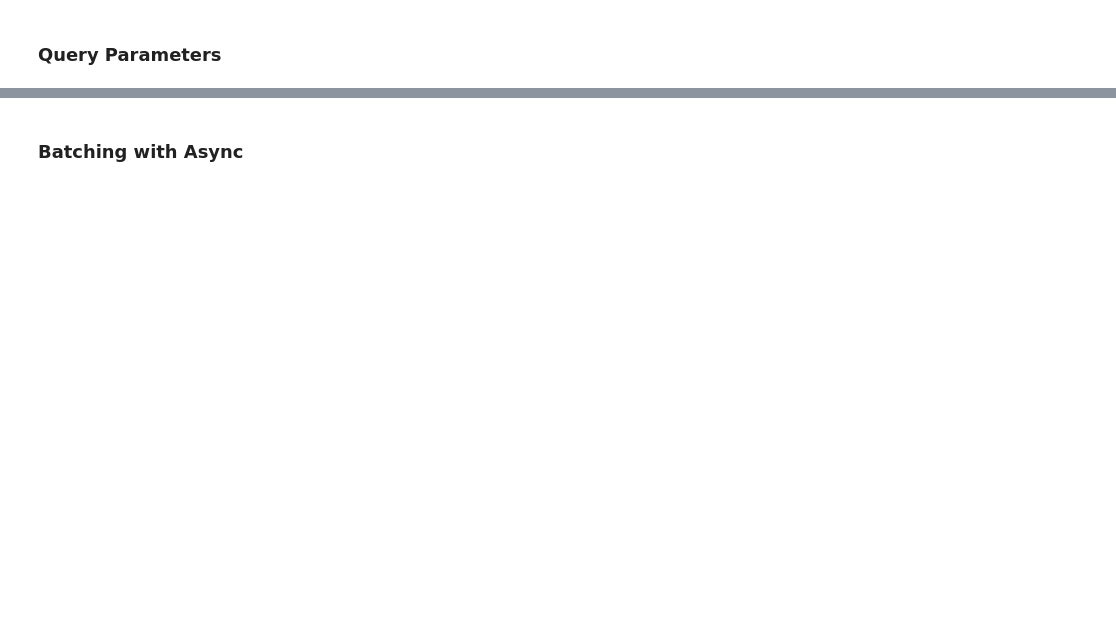
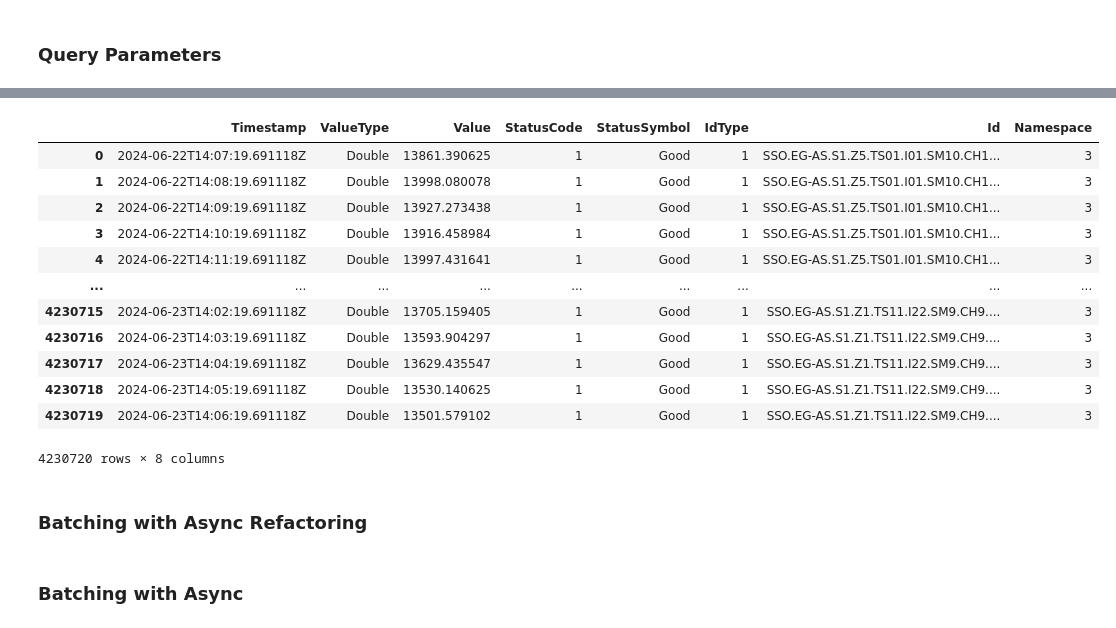
Before and after one commit to PrediktorAS/pyPrediktorMapClient, a Jupyter notebook: notebooks/api_performance_testingapi_performance_testing.ipynb, the cells around one changed output, grey strips where cells are left out. Drawn from its saved outputs; the diff is of its cells as text; code cells hidden in the pictures; blank space fills up the shorter version.

Commit message:
Implemented async approach to retrieve aggregated historical data.

```diff
--- a/notebooks/api_performance_testingapi_performance_testing.ipynb
+++ b/notebooks/api_performance_testingapi_performance_testing.ipynb
@@ -97,0 +254,14 @@ agg_name="Average"
+# %%
+# 1 day aggregated historical data
+one_day_historical_data = await get_historical_aggregated_values_batch_time_vars_async(
+    opc_data,
+    start_time=start_time,
+    end_time=end_time,
+    pro_interval=pro_interval,
+    agg_name=agg_name,
+    variable_list=variable_list,
+    max_data_points=10000,
+    max_concurrent_requests=40
+)
+one_day_historical_data
+# %% [output]
@@ -97,0 +269,15 @@ agg_name="Average"
+|  | Timestamp | ValueType | Value | StatusCode | StatusSymbol | IdType | Id | Namespace |
+| 0 | 2024-06-22T14:07:19.691118Z | Double | 13861.390625 | 1 | Good | 1 | SSO.EG-AS.S1.Z5.TS01.I01.SM10.CH1... | 3 |
+| 1 | 2024-06-22T14:08:19.691118Z | Double | 13998.080078 | 1 | Good | 1 | SSO.EG-AS.S1.Z5.TS01.I01.SM10.CH1... | 3 |
+| 2 | 2024-06-22T14:09:19.691118Z | Double | 13927.273438 | 1 | Good | 1 | SSO.EG-AS.S1.Z5.TS01.I01.SM10.CH1... | 3 |
+| 3 | 2024-06-22T14:10:19.691118Z | Double | 13916.458984 | 1 | Good | 1 | SSO.EG-AS.S1.Z5.TS01.I01.SM10.CH1... | 3 |
+| 4 | 2024-06-22T14:11:19.691118Z | Double | 13997.431641 | 1 | Good | 1 | SSO.EG-AS.S1.Z5.TS01.I01.SM10.CH1... | 3 |
+| ... | ... | ... | ... | ... | ... | ... | ... | ... |
+| 4230715 | 2024-06-23T14:02:19.691118Z | Double | 13705.159405 | 1 | Good | 1 | SSO.EG-AS.S1.Z1.TS11.I22.SM9.CH9.... | 3 |
+| 4230716 | 2024-06-23T14:03:19.691118Z | Double | 13593.904297 | 1 | Good | 1 | SSO.EG-AS.S1.Z1.TS11.I22.SM9.CH9.... | 3 |
+| 4230717 | 2024-06-23T14:04:19.691118Z | Double | 13629.435547 | 1 | Good | 1 | SSO.EG-AS.S1.Z1.TS11.I22.SM9.CH9.... | 3 |
+| 4230718 | 2024-06-23T14:05:19.691118Z | Double | 13530.140625 | 1 | Good | 1 | SSO.EG-AS.S1.Z1.TS11.I22.SM9.CH9.... | 3 |
+| 4230719 | 2024-06-23T14:06:19.691118Z | Double | 13501.579102 | 1 | Good | 1 | SSO.EG-AS.S1.Z1.TS11.I22.SM9.CH9.... | 3 |
+4230720 rows × 8 columns
+# %% [markdown]
+### Batching with Async Refactoring
```
Also changed, not shown: parts of 23 cells of this notebook, 2 other files.
